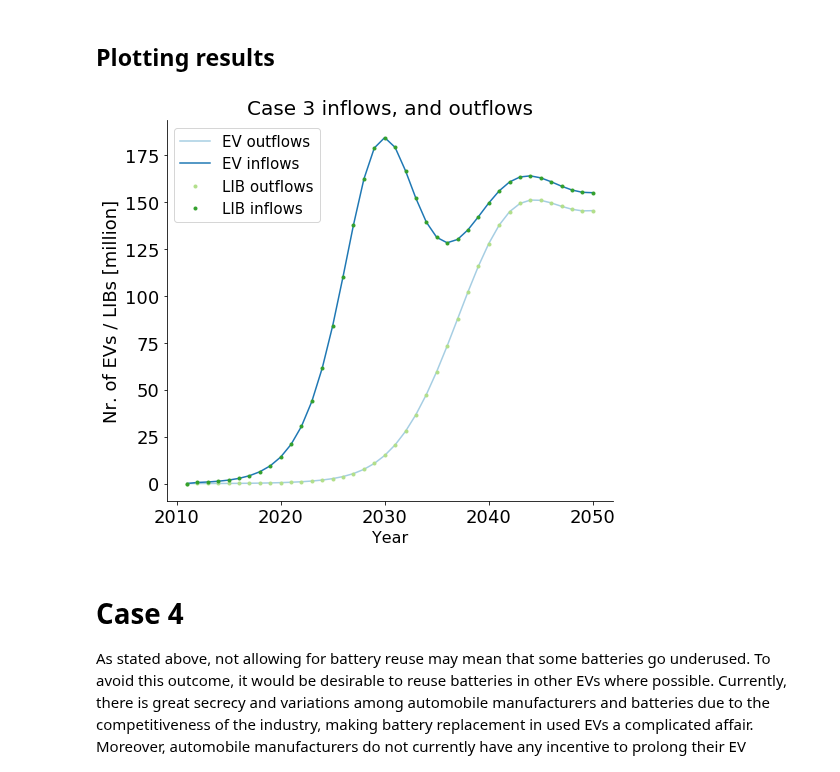
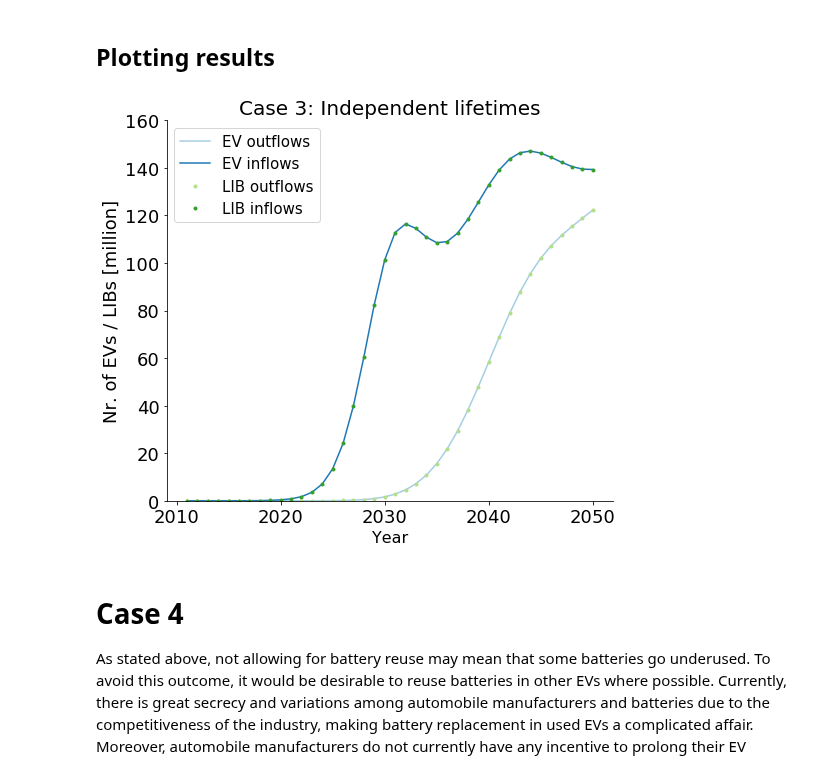
Before and after one commit to fernaag/product_component_model, a Jupyter notebook: case_study.ipynb, the cells around one changed output. Cells and saved outputs as stored; diff of their text form; code cells hidden in the pictures.

```diff
--- a/case_study.ipynb
+++ b/case_study.ipynb
@@ -136,29 +177,35 @@ Model = pcm.ProductComponentModel(t=time, s_pr=data, lt_pr={'Type': 'Normal', 'M
 # Keep in mind the output variables have a time-cohort resolution and need to be aggregated to calculate the total yearly value
 # Instead of unpacking the values, you can also use Model.sc_pr and so on instead (see plot)
 stock_ev, stock_lib, inflow_ev, inflow_lib, outflow_ev, outflow_lib = Model.case_3()
+
+# Since we are using the total stock as a driver, we need to multiply the results with the BEV penetration shares
+Model.oc_pr = np.einsum('tc,c->tc', outflow_ev, shares.Share.values)
+Model.oc_cm = np.einsum('tc,c->tc', outflow_lib, shares.Share.values)
+Model.i_pr = inflow_ev * shares.Share.values
+Model.i_cm = inflow_lib * shares.Share.values
 # %% [markdown]
 ## Plotting results
 # %%
 fig, ax = plt.subplots(figsize=(8,7))
 ax.set_prop_cycle(custom_cycler)
 ax.plot(time,
         Model.oc_pr.sum(axis=1), label='EV outflows')
 ax.plot(Model.t, Model.i_pr, label='EV inflows')
 ax.plot(Model.t,
         Model.oc_cm.sum(axis=1), '.', label='LIB outflows')
 ax.plot(Model.t, Model.i_cm, '.', label='LIB inflows')
 ax.set_ylabel('Nr. of EVs / LIBs [million]',fontsize =18)
 right_side = ax.spines["right"]
 right_side.set_visible(False)
 top = ax.spines["top"]
 top.set_visible(False)
 ax.legend(loc='upper left',prop={'size':15})
-ax.set_title('Case 3 inflows, and outflows', fontsize=20)
+ax.set_title('Case 3: Independent lifetimes', fontsize=20)
 ax.set_xlabel('Year',fontsize =16)
-#ax.set_ylim([0,5])
+ax.set_ylim([0,160])
 ax.tick_params(axis='both', which='major', labelsize=18)
 # %% [output]
-[figure, old version]
+[figure, new version]
 # %% [markdown]
 # Case 4
 
```
Also changed, not shown: parts of 14 cells of this notebook.
